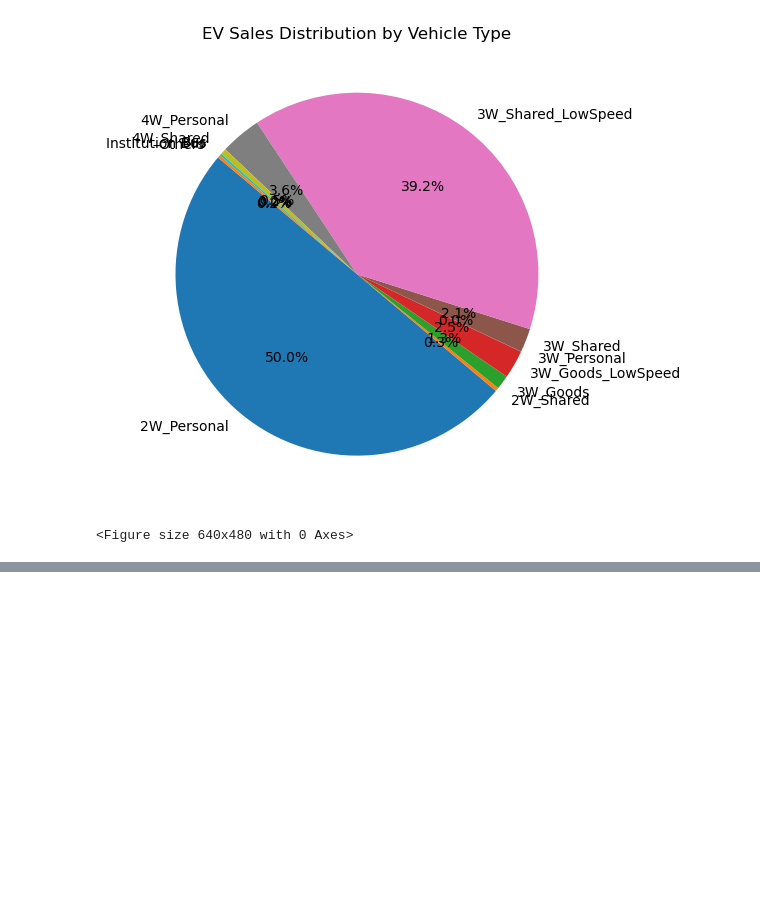
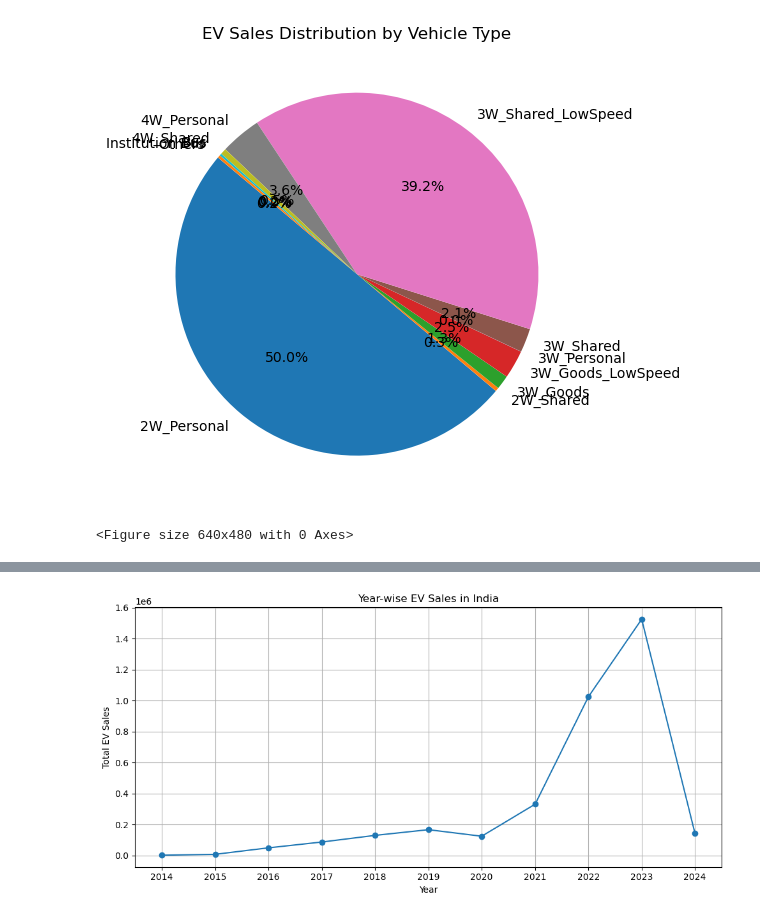
Before and after one commit to ankitamohapatra0406/EV-Sales-India-EDA-Forecasting, a Jupyter notebook: notebooks/ev_sales_eda.ipynb, the cells around one changed output, grey strips where cells are left out. Drawn from its saved outputs; the diff is of its cells as text; code cells hidden in the pictures; blank space fills up the shorter version.

```diff
--- a/notebooks/ev_sales_eda.ipynb
+++ b/notebooks/ev_sales_eda.ipynb
@@ -114,3 +114,10 @@ plt.savefig("../outputs/yearly_ev_sales_growth.png")
 plt.savefig("../outputs/ev_sales_distribution_by_type.png")
 # %% [output]
 <Figure size 640x480 with 0 Axes>
+# %%
+ts = (
+    df.groupby("Year")["EV_Sales_Quantity"]
+    .sum()
+    .sort_index()
+)
+ts
@@ -116,0 +138,13 @@ plt.savefig("../outputs/ev_sales_distribution_by_type.png")
+# %%
+ts.index = pd.to_datetime(ts.index, format="%Y")
+# %%
+plt.figure(figsize=(10, 5))
+plt.plot(ts, marker='o')
+plt.title("Year-wise EV Sales in India")
+plt.xlabel("Year")
+plt.ylabel("Total EV Sales")
+plt.grid(True)
+plt.tight_layout()
+plt.show()
+# %% [output]
+[figure, added]
```
Also changed, not shown: parts of 4 cells of this notebook.
